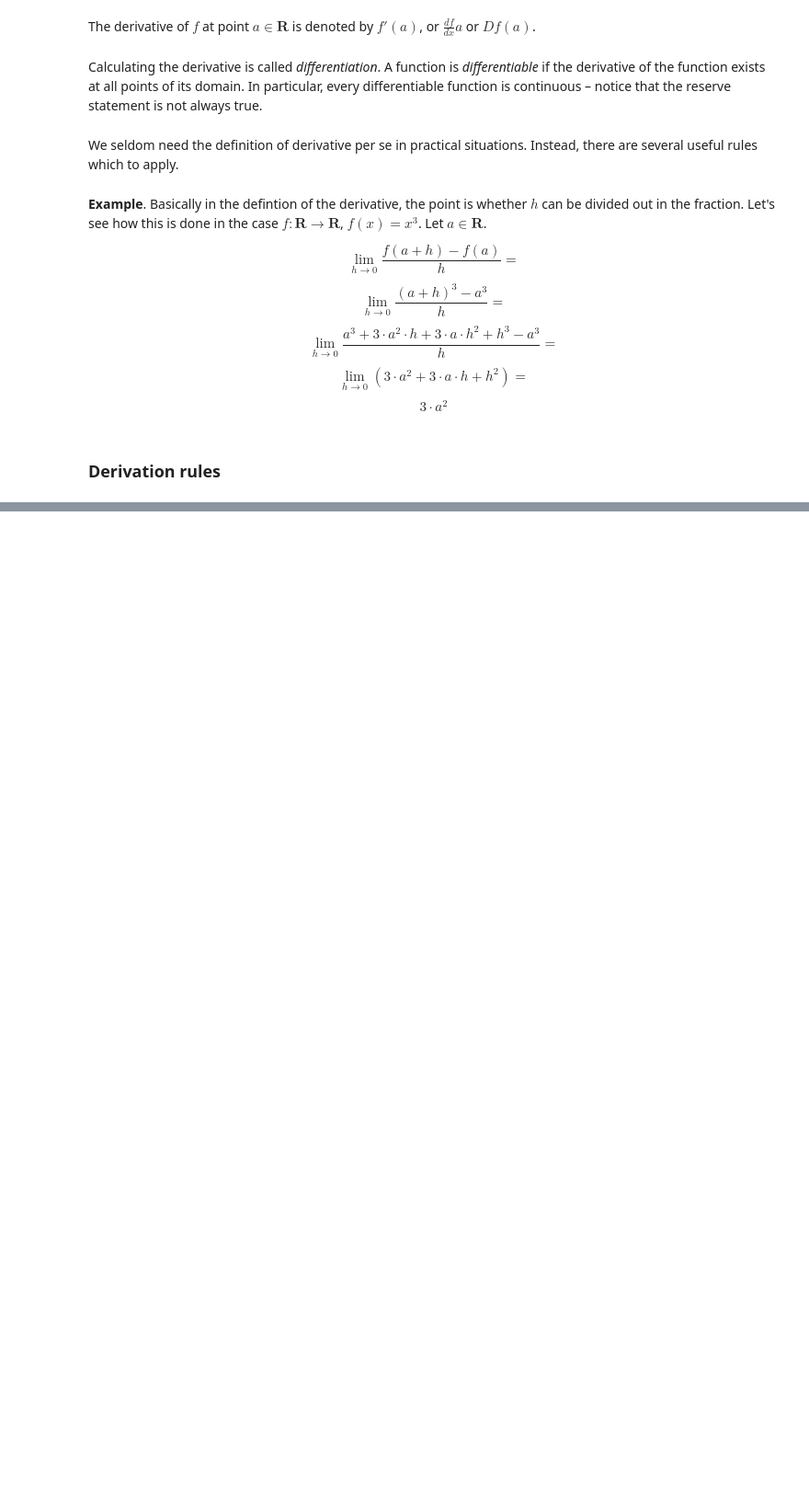
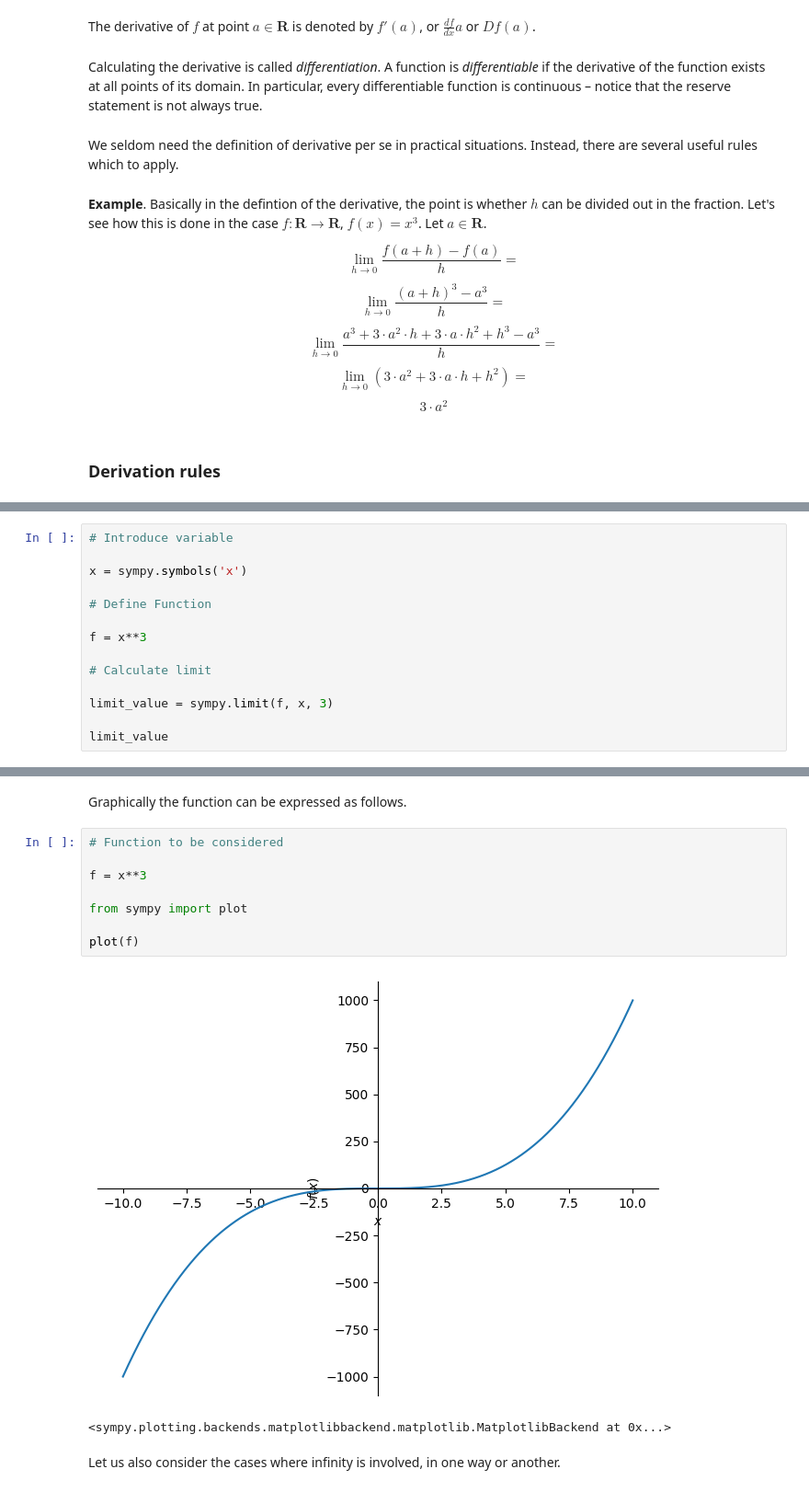
Before and after one commit to juhanurmonen/mathematics_for_data_science, a Jupyter notebook: one_variable_differentiation_calculus.ipynb, the cells around one changed output, grey strips where cells are left out. Shown: that part at 92% size. Saved outputs shown, nothing was run; the diff lists cells and outputs as text; blank space fills up the shorter version.

```diff
--- a/one_variable_differentiation_calculus.ipynb
+++ b/one_variable_differentiation_calculus.ipynb
@@ -82,0 +101,14 @@ Assume the $f$ and $g$ are two functions and their derivatives are known, and $a
+# %%
+# Introduce variable
+
+x = sympy.symbols('x')
+
+# Define Function
+
+f = x**3
+
+# Calculate limit
+
+limit_value = sympy.limit(f, x, 3)
+
+limit_value
@@ -82,0 +142,15 @@ Assume the $f$ and $g$ are two functions and their derivatives are known, and $a
+# %% [markdown]
+Graphically the function can be expressed as follows.
+# %%
+# Function to be considered
+
+f = x**3
+
+from sympy import plot
+
+plot(f)
+# %% [output]
+[figure, added]
+<sympy.plotting.backends.matplotlibbackend.matplotlib.MatplotlibBackend at 0x...>
+# %% [markdown]
+Let us also consider the cases where infinity is involved, in one way or another.
```
Also changed, not shown: parts of 52 cells of this notebook.
